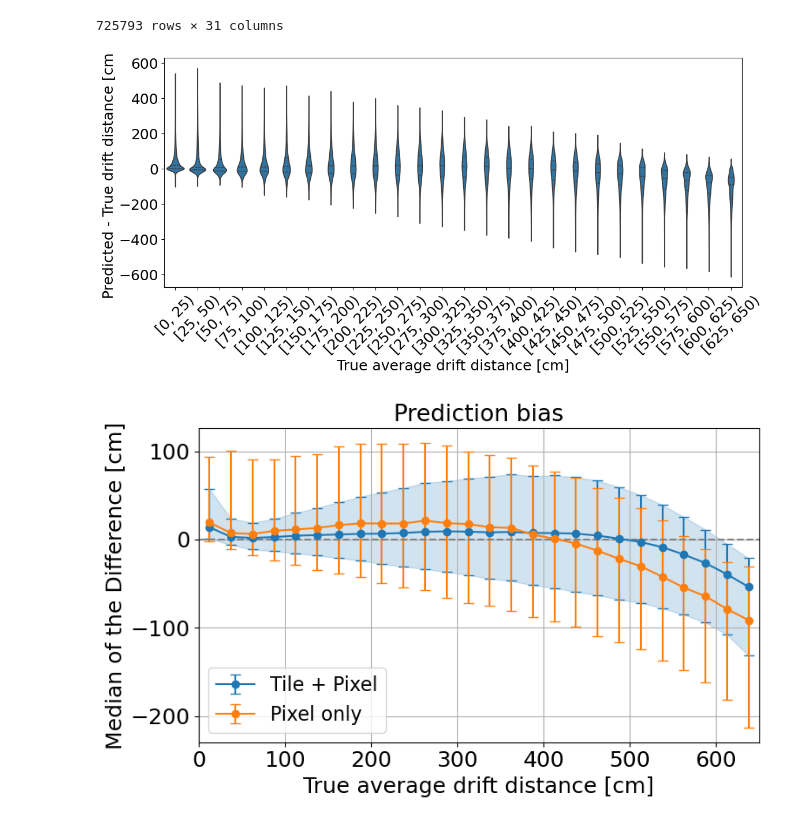
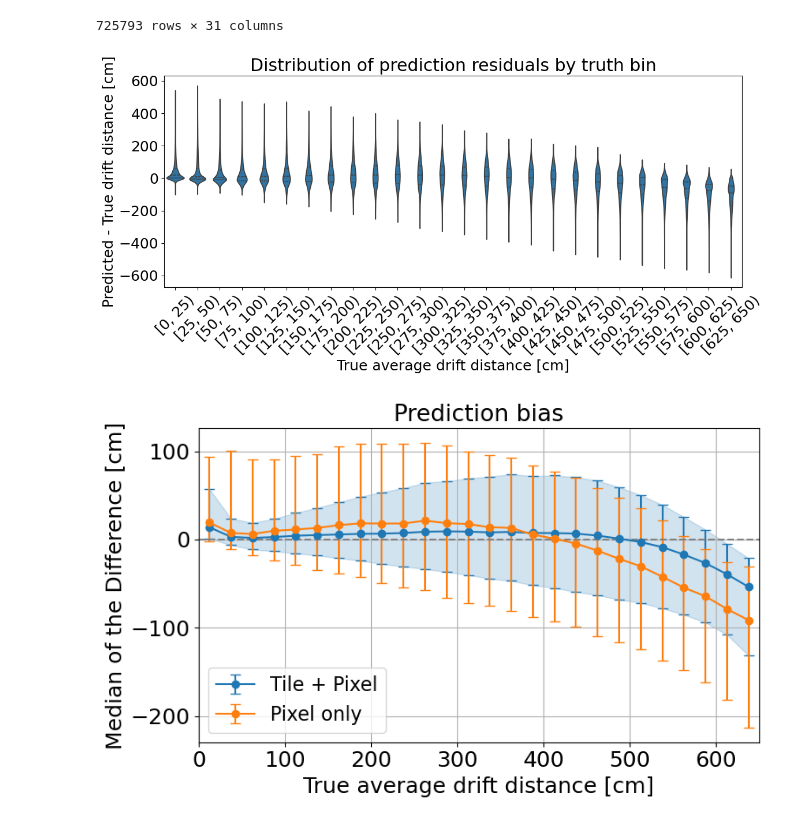
Before and after one commit to wangbtc/GAMPix4SNe, a Jupyter notebook: Analysis/plotNNPerformance.ipynb, the cells around one changed output. Drawn from its saved outputs; the diff is of its cells as text; code cells hidden in the pictures.

```diff
--- a/Analysis/plotNNPerformance.ipynb
+++ b/Analysis/plotNNPerformance.ipynb
@@ -264,13 +267,15 @@ plt.show()
 # --------------------------------------------
 # 6. Relative bias plot - y range [-0.8, 0.4]
 # --------------------------------------------
+plt.rcParams.update({"font.size": 16,
+                     "axes.labelsize": 18})
 fig, ax = plt.subplots(figsize = figsize_summary)
-plt.rcParams.update({"font.size": 16})
+
 
 ax.errorbar(
-    summary["x_center"],
-    summary["rel_bias"],
-    yerr = [summary["rel_bias_err_low"], summary["rel_bias_err_high"]],
+    summary_pred["x_center"],
+    summary_pred["rel_bias"],
+    yerr = [summary_pred["rel_bias_err_low"], summary_pred["rel_bias_err_high"]],
     fmt = "o-",
     capsize = 4
 )
@@ -291,15 +296,16 @@ plt.show()
 # --------------------------------------------------
 # 7. Relative resolution plot - y range [0, 1]
 # --------------------------------------------------
+plt.rcParams.update({"font.size": 16,
+                     "axes.labelsize": 16})
 fig, ax = plt.subplots(figsize = figsize_summary)
-plt.rcParams.update({"font.size": 16})
 
-ax.plot(summary["x_center"], summary["rel_resolution"], "o-")
+ax.plot(summary_pred["x_center"], summary_pred["rel_resolution"], "o-")
 ax.set_xlabel("Predicted drift distance [cm]")
 ax.set_ylabel("(q84 - q16)/2 of the relative difference")
 ax.set_title("Relative Resolution vs predicted")
 ax.set_xlim([0, 650])
-ax.set_ylim([0, 1])
+ax.set_ylim([0, 0.6])
 ax.grid()
 # ax.set_yscale('log')
 plt.tight_layout()
@@ -426,7 +434,7 @@ plt.show()
 W.r.t. true drift distance
 # %%
-df_noTile = pd.read_csv('/Users/yuntse/data/lartpc_rd/gampix/nn/radiologicals/gampixpy_fullgeoanatruth-vd-reduced_g4_00_2Mhz_segmentlabel_lowtrig_5mmpitch_good_r3sd_nn0.1_noTile.csv', header = 0)
-df_noTile
+df_pixel = pd.read_csv('/Users/yuntse/data/lartpc_rd/gampix/nn/radiologicals/gampixpy_fullgeoanatruth-vd-reduced_g4_00_2Mhz_segmentlabel_lowtrig_5mmpitch_good_r3sd_nn0.1_noTile.csv', header = 0)
+df_pixel
 # %% [output]
 |  | tile_id | event id | trig t | tile x | tile y | charge | fit_amp | fit_mu | fit_sigma | fit_rmse | ... | ... |
 | 0 | 6 | 0 | -3162.9458 | -1055.0 | -565.0 | 645.466084 | 72.769140 | 8.629436 | 2.008671 | 52.148320 | ... | ... |
@@ -442,8 +450,8 @@ df_noTile
 | 725792 | 1093440 | 999 | 2415.6667 | -735.0 | -355.0 | 4168.647262 | 541.589300 | 4.667477 | 1.505359 | 67.405480 | ... | ... |
 725793 rows × 31 columns
 # %%
-work_df_true_noTile, summary_true_noTile = plot_drift_performance(
-    df_noTile,
+work_df_pixel, summary_pixel = plot_drift_performance(
+    df_pixel,
     ref_col = "drift_avg",
     compare_col = "pred_drift",
     bin_width = 25
@@ -451,29 +459,29 @@ work_df_true_noTile, summary_true_noTile = plot_drift_performance(
 # %%
 # --------------------
 # 1. Violin plot
 # --------------------
 plt.rcParams.update({"font.size": 18,
                      "axes.labelsize": 18,
                      "xtick.labelsize": 18,
                      "ytick.labelsize": 18,})
 fig, ax = plt.subplots(figsize = figsize_violin)
 
 sns.violinplot(
-    data = work_df_true_noTile,
+    data = work_df_pixel,
     x = "drift_bin_label",
     y = "diff",
     inner = "quartile",
     cut = 0,
     ax = ax
 )
 ax.set_xlabel(f"True average drift distance [cm]")
 ax.set_ylabel(f"Predicted - True drift distance [cm]")
-# ax.set_title("Distribution of prediction residuals by truth bin")
+ax.set_title("Distribution of prediction residuals by truth bin")
 ax.tick_params(axis = "x", labelrotation = 45)
 plt.tight_layout()
 plt.show()
 # %% [output]
-[figure, old version]
+[figure, new version]
 # %%
 # --------------------
 # 2. Bias plot
```
Also changed, not shown: parts of 16 cells of this notebook.
